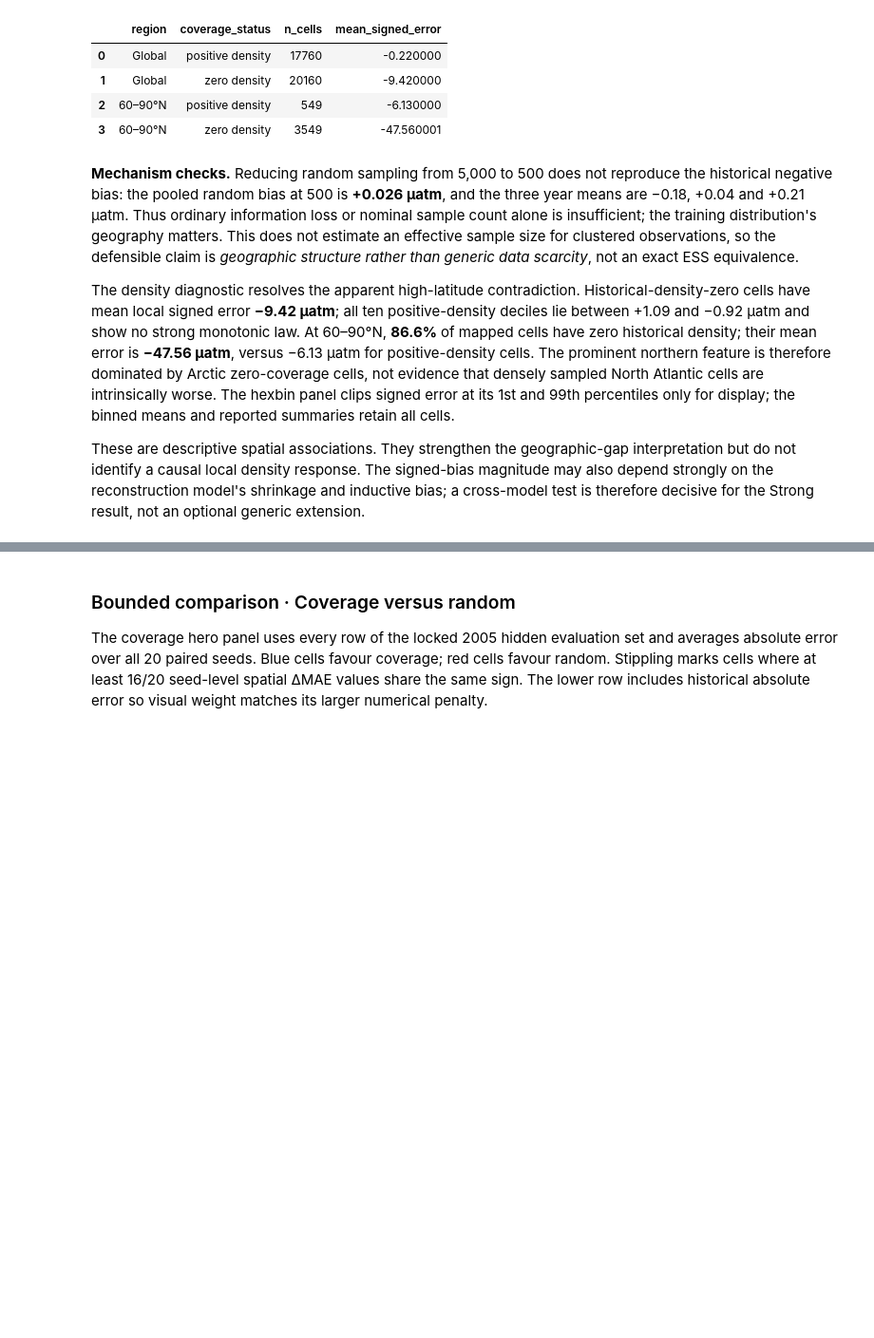
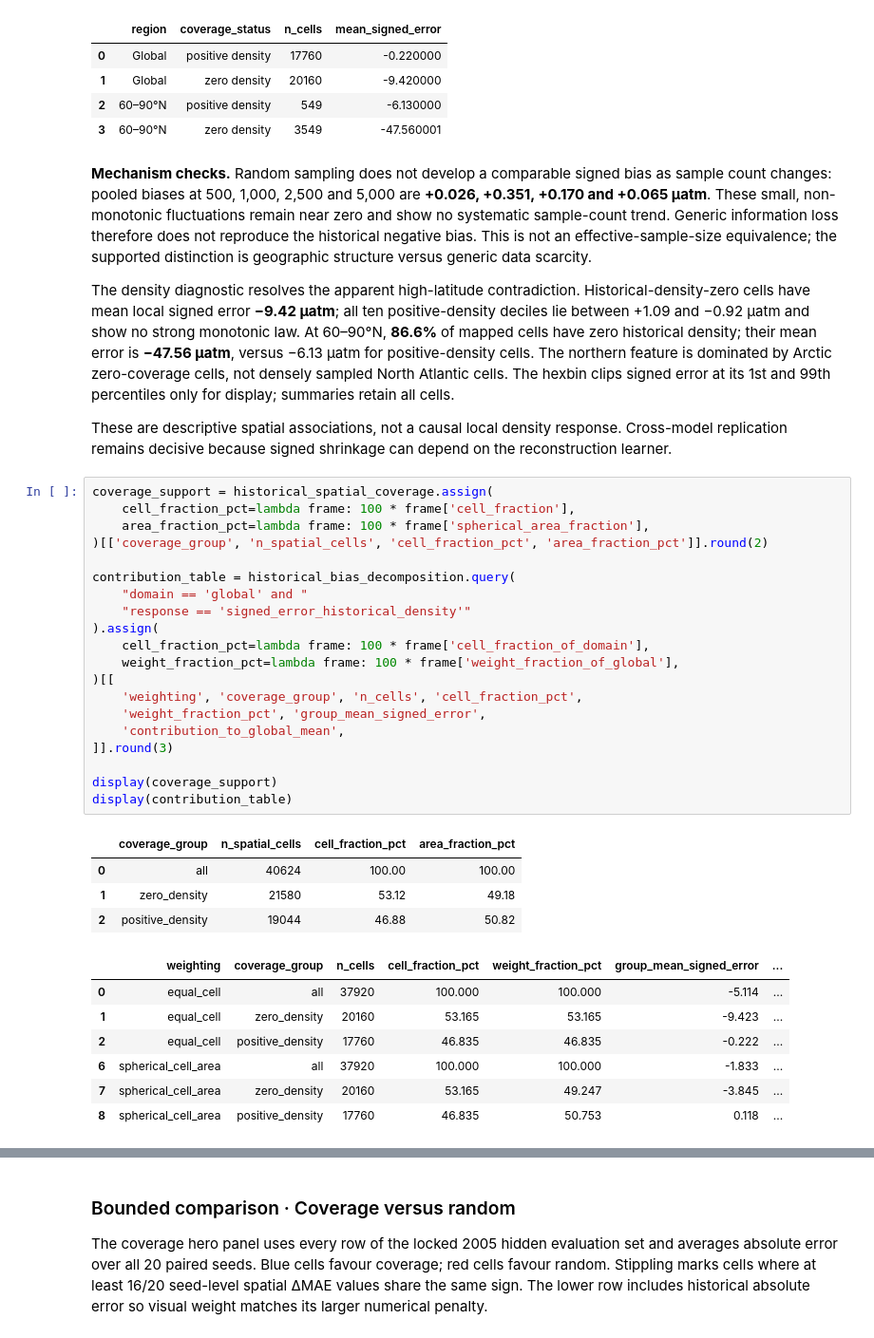
Before and after one commit to BokaiHe/ocean-carbon-sampling, a Jupyter notebook: notebooks/published/osse_visual_story_demo.ipynb, the cells around one changed output, grey strips where cells are left out. Shown at 95% size. Cells and saved outputs as stored; diff of their text form; blank space fills up the shorter version.

Commit message:
Bound historical bias by area and feasible domain

```diff
--- a/notebooks/published/osse_visual_story_demo.ipynb
+++ b/notebooks/published/osse_visual_story_demo.ipynb
@@ -266,8 +247,40 @@ display(density_breakdown)
 | 2 | 60–90°N | positive density | 549 | -6.130000 |
 | 3 | 60–90°N | zero density | 3549 | -47.560001 |
 # %% [markdown]
-**Mechanism checks.** Reducing random sampling from 5,000 to 500 does not reproduce the historical negative bias: the pooled random bias at 500 is **+0.026 µatm**, and the three year means are −0.18, +0.04 and +0.21 µatm. Thus ordinary information loss or nominal sample count alone is insufficient; the training distribution's geography matters. This does not estimate an effective sample size for clustered observations, so the defensible claim is *geographic structure rather than generic data scarcity*, not an exact ESS equivalence.
+**Mechanism checks.** Random sampling does not develop a comparable signed bias as sample count changes: pooled biases at 500, 1,000, 2,500 and 5,000 are **+0.026, +0.351, +0.170 and +0.065 µatm**. These small, non-monotonic fluctuations remain near zero and show no systematic sample-count trend. Generic information loss therefore does not reproduce the historical negative bias. This is not an effective-sample-size equivalence; the supported distinction is geographic structure versus generic data scarcity.
 
-The density diagnostic resolves the apparent high-latitude contradiction. Historical-density-zero cells have mean local signed error **−9.42 µatm**; all ten positive-density deciles lie between +1.09 and −0.92 µatm and show no strong monotonic law. At 60–90°N, **86.6%** of mapped cells have zero historical density; their mean error is **−47.56 µatm**, versus −6.13 µatm for positive-density cells. The prominent northern feature is therefore dominated by Arctic zero-coverage cells, not evidence that densely sampled North Atlantic cells are intrinsically worse. The hexbin panel clips signed error at its 1st and 99th percentiles only for display; the binned means and reported summaries retain all cells.
+The density diagnostic resolves the apparent high-latitude contradiction. Historical-density-zero cells have mean local signed error **−9.42 µatm**; all ten positive-density deciles lie between +1.09 and −0.92 µatm and show no strong monotonic law. At 60–90°N, **86.6%** of mapped cells have zero historical density; their mean error is **−47.56 µatm**, versus −6.13 µatm for positive-density cells. The northern feature is dominated by Arctic zero-coverage cells, not densely sampled North Atlantic cells. The hexbin clips signed error at its 1st and 99th percentiles only for display; summaries retain all cells.
 
-These are descriptive spatial associations. They strengthen the geographic-gap interpretation but do not identify a causal local density response. The signed-bias magnitude may also depend strongly on the reconstruction model's shrinkage and inductive bias; a cross-model test is therefore decisive for the Strong result, not an optional generic extension.
+These are descriptive spatial associations, not a causal local density response. Cross-model replication remains decisive because signed shrinkage can depend on the reconstruction learner.
+# %%
+coverage_support = historical_spatial_coverage.assign(
+    cell_fraction_pct=lambda frame: 100 * frame['cell_fraction'],
+    area_fraction_pct=lambda frame: 100 * frame['spherical_area_fraction'],
+)[['coverage_group', 'n_spatial_cells', 'cell_fraction_pct', 'area_fraction_pct']].round(2)
+
+contribution_table = historical_bias_decomposition.query(
+    "domain == 'global' and "
+    "response == 'signed_error_historical_density'"
+).assign(
+    cell_fraction_pct=lambda frame: 100 * frame['cell_fraction_of_domain'],
+    weight_fraction_pct=lambda frame: 100 * frame['weight_fraction_of_global'],
+)[[
+    'weighting', 'coverage_group', 'n_cells', 'cell_fraction_pct',
+    'weight_fraction_pct', 'group_mean_signed_error',
+    'contribution_to_global_mean',
+]].round(3)
+
+display(coverage_support)
+display(contribution_table)
+# %% [output]
+|  | coverage_group | n_spatial_cells | cell_fraction_pct | area_fraction_pct |
+| 0 | all | 40624 | 100.00 | 100.00 |
+| 1 | zero_density | 21580 | 53.12 | 49.18 |
+| 2 | positive_density | 19044 | 46.88 | 50.82 |
+|  | weighting | coverage_group | n_cells | cell_fraction_pct | weight_fraction_pct | group_mean_signed_error | ... |
+| 0 | equal_cell | all | 37920 | 100.000 | 100.000 | -5.114 | ... |
+| 1 | equal_cell | zero_density | 20160 | 53.165 | 53.165 | -9.423 | ... |
+| 2 | equal_cell | positive_density | 17760 | 46.835 | 46.835 | -0.222 | ... |
+| 6 | spherical_cell_area | all | 37920 | 100.000 | 100.000 | -1.833 | ... |
+| 7 | spherical_cell_area | zero_density | 20160 | 53.165 | 49.247 | -3.845 | ... |
+| 8 | spherical_cell_area | positive_density | 17760 | 46.835 | 50.753 | 0.118 | ... |
```
Also changed, not shown: parts of 13 cells of this notebook, 19 other files.
